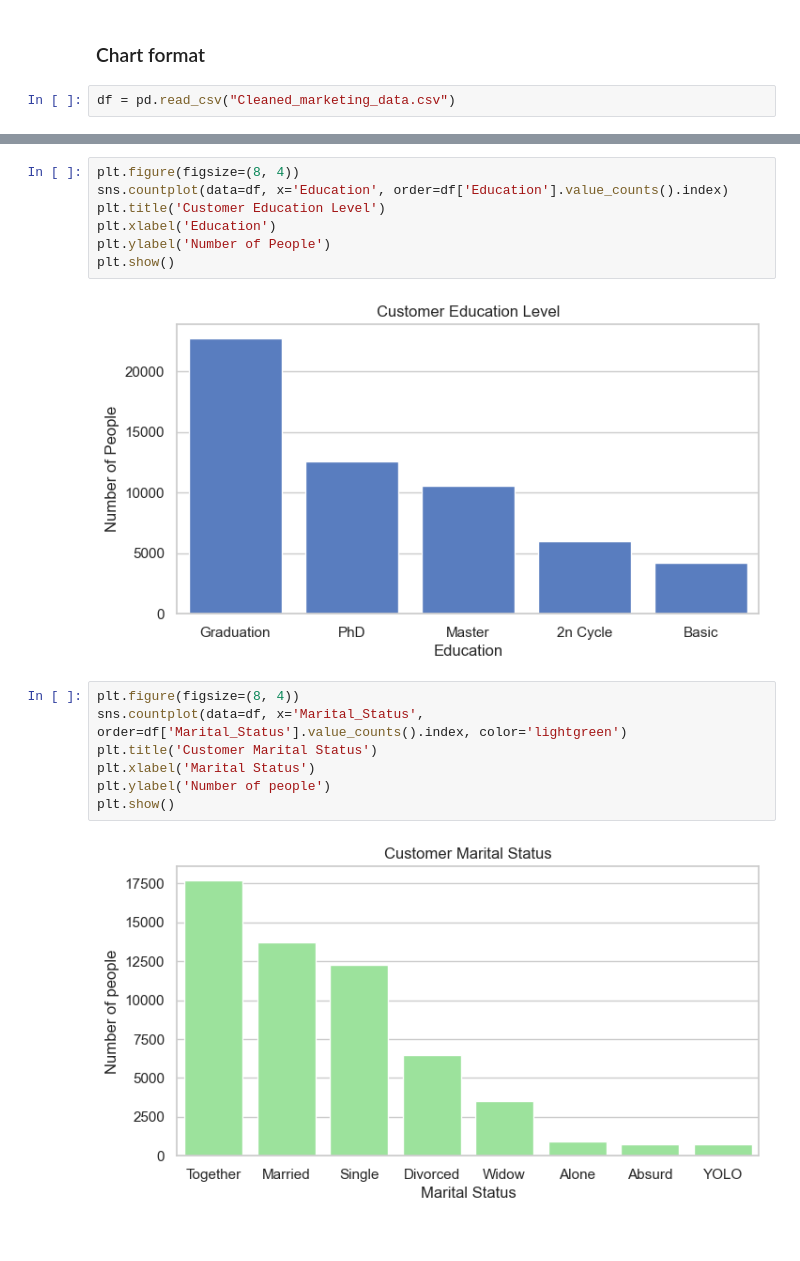
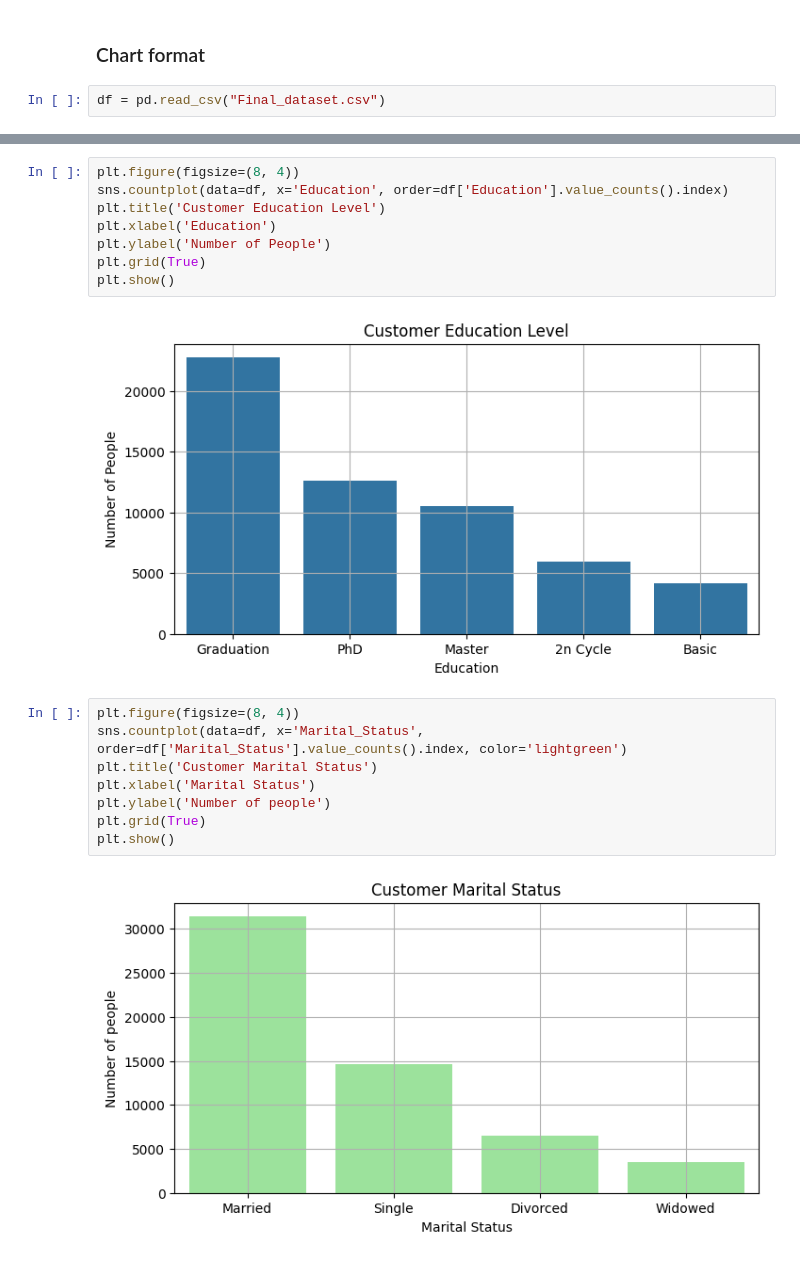
Before and after one commit to anishhsridhar/Customer-Analysis, a Jupyter notebook: Market.ipynb, the cells around one changed output, grey strips where cells are left out. Saved outputs shown, nothing was run; the diff lists cells and outputs as text.

```diff
--- a/Market.ipynb
+++ b/Market.ipynb
@@ -233,7 +277,7 @@ pd.read_csv('Cleaned_marketing_data.csv')
 # %% [markdown]
 ### Chart format
 # %%
-df = pd.read_csv("Cleaned_marketing_data.csv")
+df = pd.read_csv("Final_dataset.csv")
 # %%
 plt.figure(figsize=(8, 4))
 sns.histplot(df['Income'], bins=30, kde=True, color='Blue')
@@ -276,18 +324,20 @@ sns.countplot(data=df, x='Education', order=df['Education'].value_counts().index
 plt.title('Customer Education Level')
 plt.xlabel('Education')
 plt.ylabel('Number of People')
+plt.grid(True)
 plt.show()
 # %% [output]
-[figure, old version]
+[figure, new version]
 # %%
 plt.figure(figsize=(8, 4))
 sns.countplot(data=df, x='Marital_Status', order=df['Marital_Status'].value_counts().index, color='lightgreen')
 plt.title('Customer Marital Status')
 plt.xlabel('Marital Status')
 plt.ylabel('Number of people')
+plt.grid(True)
 plt.show()
 # %% [output]
-[figure, old version]
+[figure, new version]
 # %%
 plt.figure(figsize=(8, 4))
 sns.boxplot(data=df, x='Response', y='Income',color='skyblue')
```
Also changed, not shown: parts of 35 cells of this notebook, 6 other files.
